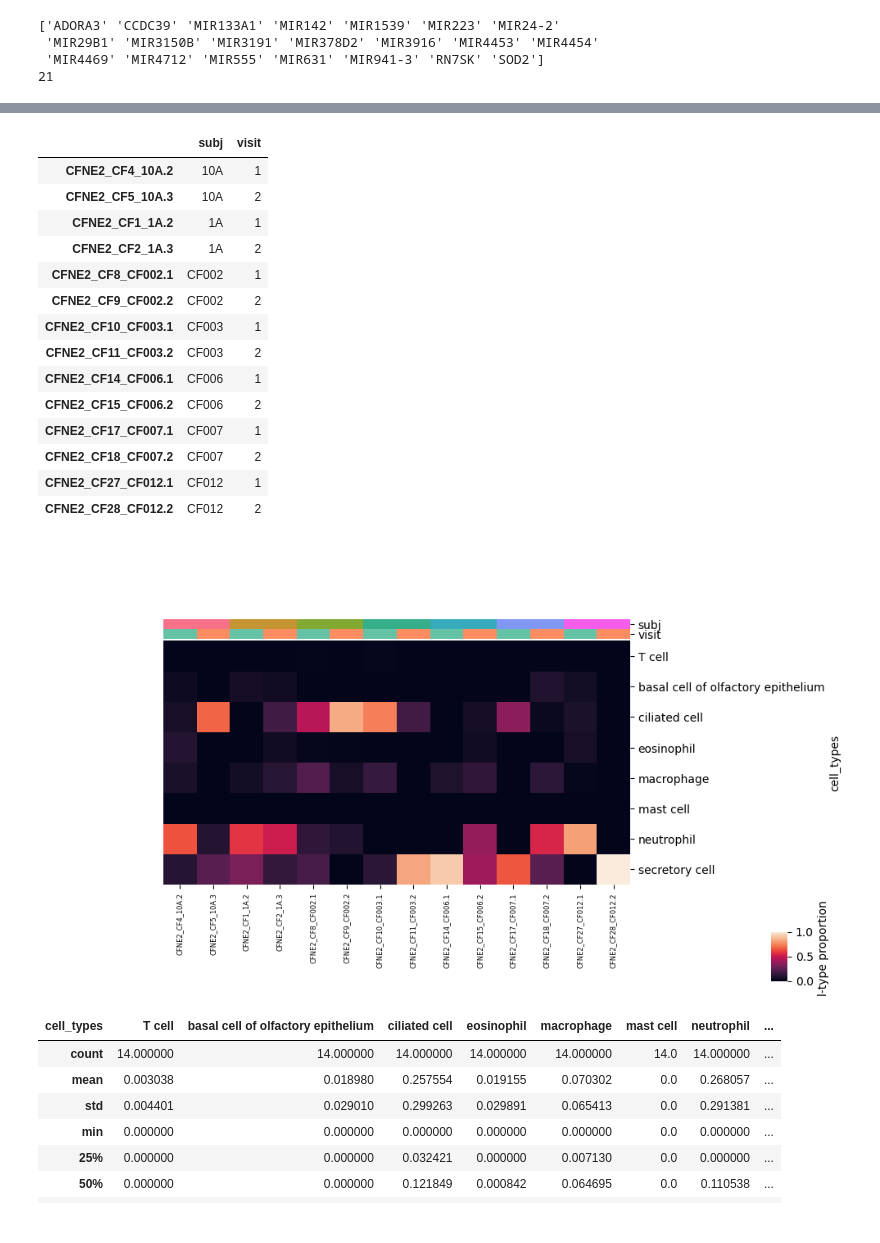
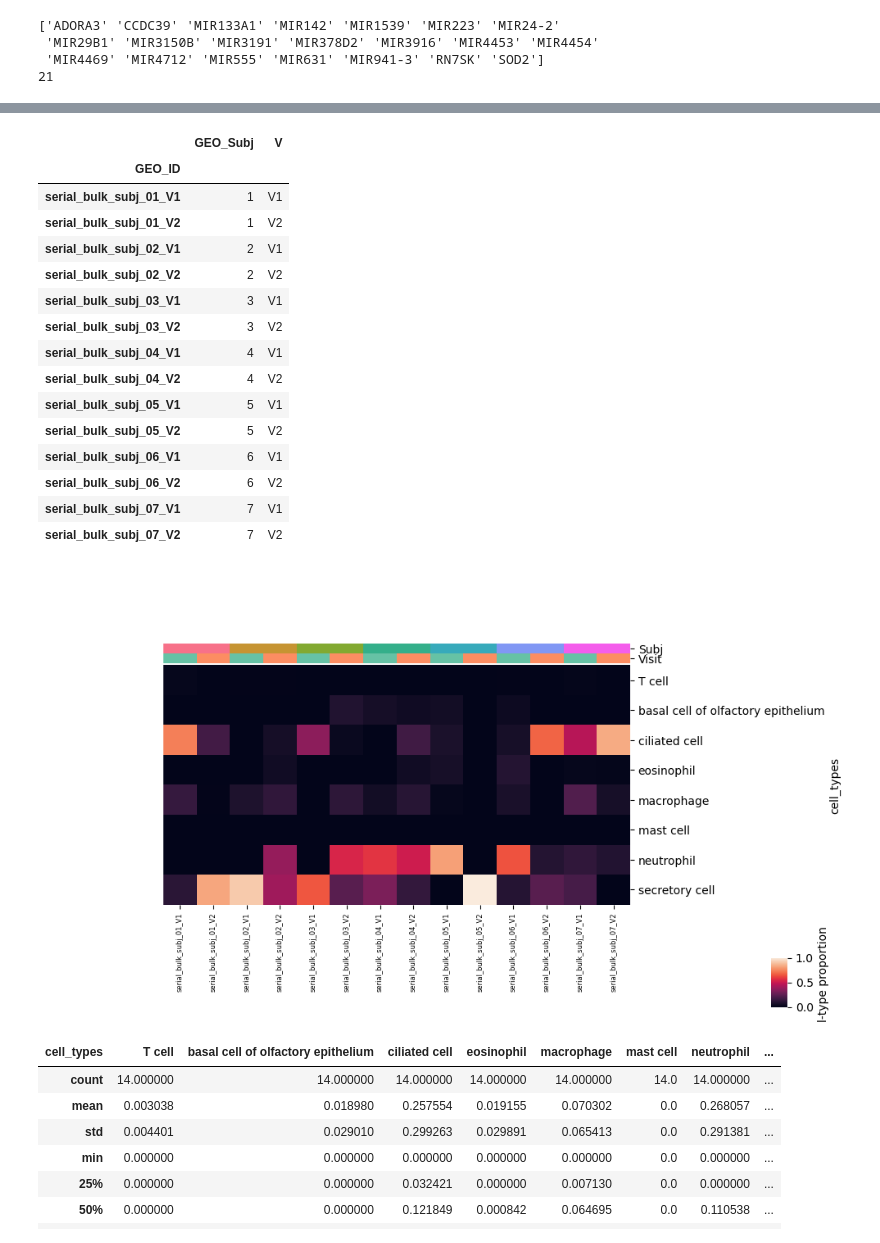
Before and after one commit to tcyb/Cybulski_et_al_2025, a Jupyter notebook: notebooks/08bulk_autogenes.ipynb, the cells around one changed output, grey strips where cells are left out. Cells and saved outputs as stored; diff of their text form; code cells hidden in the pictures.

```diff
--- a/notebooks/08bulk_autogenes.ipynb
+++ b/notebooks/08bulk_autogenes.ipynb
@@ -376,11 +360,10 @@ gene2symbol
  'ENSG00000251977': 'RNU6-991P',
  ...}
 # %%
-SERIAL_DIR = '../../data/12sala_serial'
-serial_fname = f'{SERIAL_DIR}/htseq.all.counts.txt'
+SERIAL_DIR = '/home/trc891/projects/cyb/pubs/Cybulski_et_al_2025/data/serial'
+serial_fname = f'{SERIAL_DIR}/serial_bulk_ctmtx.csv'
 
-serial_ds = pd.read_csv(serial_fname, sep='\t', index_col=0)
-serial_ds.drop(['Chr', 'Start', 'End', 'Length', 'Strand'], axis=1, inplace=True)
+serial_ds = pd.read_csv(serial_fname, index_col=0)
 # %%
 def replace_if_present(x, d=gene2symbol):
     try:
@@ -431,5 +414,7 @@ coef_nnls_serial_bulk.shape
 # %%
-proportions_nnls_serial_bulk = pd.DataFrame(data=coef_nnls_serial_bulk.T, index=centroids_sc_pareto.columns, columns=serial_bulk_hv.obs_names)
+proportions_nnls_serial_bulk = pd.DataFrame(data=coef_nnls_serial_bulk.T,
+                                            index=centroids_sc_pareto.columns,
+                                            columns=serial_bulk_hv.obs_names)
 proportions_nnls_norm_serial_bulk = normalize_proportions(proportions_nnls_serial_bulk.T, copy=True).T
 
 proportions_nnls_norm_serial_bulk = proportions_nnls_norm_serial_bulk.set_index(proportions_nnls_norm_serial_bulk.index)
@@ -511,32 +437,23 @@ proportions_serial_bulk_sel
 # %%
-serial_samples_demo = pd.DataFrame({'subj': [x.split('_')[2].split('.')[0] for x in sel_samples],
-                                    'visit': [x.split('_')[2].split('.')[1] for x in sel_samples]
-                                   },
-                                   index=sel_samples
-                                  )
-
-serial_samples_demo.loc['CFNE2_CF1_1A.2', 'visit'] = '1'
-serial_samples_demo.loc['CFNE2_CF4_10A.2', 'visit'] = '1'
-serial_samples_demo.loc['CFNE2_CF2_1A.3', 'visit'] = '2'
-serial_samples_demo.loc['CFNE2_CF5_10A.3', 'visit'] = '2'
-
+serial_samples_demo = pd.read_csv(f'{SERIAL_DIR}/serial_bulk_samplesheet.csv', index_col=0)
 serial_samples_demo
 # %% [output]
-|  | subj | visit |
-| CFNE2_CF4_10A.2 | 10A | 1 |
-| CFNE2_CF5_10A.3 | 10A | 2 |
-| CFNE2_CF1_1A.2 | 1A | 1 |
-| CFNE2_CF2_1A.3 | 1A | 2 |
-| CFNE2_CF8_CF002.1 | CF002 | 1 |
-| CFNE2_CF9_CF002.2 | CF002 | 2 |
-| CFNE2_CF10_CF003.1 | CF003 | 1 |
-| CFNE2_CF11_CF003.2 | CF003 | 2 |
-| CFNE2_CF14_CF006.1 | CF006 | 1 |
-| CFNE2_CF15_CF006.2 | CF006 | 2 |
-| CFNE2_CF17_CF007.1 | CF007 | 1 |
-| CFNE2_CF18_CF007.2 | CF007 | 2 |
-| CFNE2_CF27_CF012.1 | CF012 | 1 |
-| CFNE2_CF28_CF012.2 | CF012 | 2 |
+|  | GEO_Subj | V |
+| GEO_ID |  |  |
+| serial_bulk_subj_01_V1 | 1 | V1 |
+| serial_bulk_subj_01_V2 | 1 | V2 |
+| serial_bulk_subj_02_V1 | 2 | V1 |
+| serial_bulk_subj_02_V2 | 2 | V2 |
+| serial_bulk_subj_03_V1 | 3 | V1 |
+| serial_bulk_subj_03_V2 | 3 | V2 |
+| serial_bulk_subj_04_V1 | 4 | V1 |
+| serial_bulk_subj_04_V2 | 4 | V2 |
+| serial_bulk_subj_05_V1 | 5 | V1 |
+| serial_bulk_subj_05_V2 | 5 | V2 |
+| serial_bulk_subj_06_V1 | 6 | V1 |
+| serial_bulk_subj_06_V2 | 6 | V2 |
+| serial_bulk_subj_07_V1 | 7 | V1 |
+| serial_bulk_subj_07_V2 | 7 | V2 |
 # %%
 def assign_colors_to_series(s, cmap='Set2'):
     labels = s.unique()
@@ -544,44 +461,45 @@ def assign_colors_to_series(s, cmap='Set2'):
     color_map = dict(zip(labels, color_vals))
     return [color_map[l] for l in s]
 # %%
-serial_colors = pd.DataFrame({'subj': assign_colors_to_series(serial_samples_demo['subj'], cmap='husl'),
-                              'visit': assign_colors_to_series(serial_samples_demo['visit'], cmap='Set2')
+serial_colors = pd.DataFrame({'Subj': assign_colors_to_series(serial_samples_demo['GEO_Subj'], cmap='husl'),
+                              'Visit': assign_colors_to_series(serial_samples_demo['V'], cmap='Set2')
                              },
                              index=serial_samples_demo.index
                             )
 # %%
 ax = sns.clustermap(
-    proportions_serial_bulk_sel,
+    proportions_serial_bulk,
     col_cluster=False,
     row_cluster=False,
     col_colors=serial_colors,
-    xticklabels=proportions_serial_bulk_sel.columns,
+    xticklabels=proportions_serial_bulk.columns,
     #xticklabels=False,
     figsize=(10, 6),
     cbar_pos=(0.9, 0.1, 0.02, 0.1),
     cbar_kws={'label': 'cell-type proportion'}
 )
 
 ax.ax_heatmap.tick_params(axis="x", rotation=90, labelsize=6)
 
 #ax.ax_col_dendrogram.legend(
 #    [mpl.patches.Patch(color=x) for x in genotype_to_color.values()],
 #    ["HV", "CF"],
 #    bbox_to_anchor=(1.35, 0.6),
 #    frameon=False,
 #    title="Condition"
 #)
 
 #ax.ax_col_colors.legend(
 #    [mpl.patches.Patch(color=x) for x in hemt_to_color.values()],
 #    ['Y', 'N', 'HV'],
 #    bbox_to_anchor= (1.5, 3),
 #    frameon=False,
 #    title="HEMT"
 #)
 
-plt.savefig('/home/trc891/projects/cyb/2022-CFnose/data/10paper_figures/fig2/fig3c.png')
+plt.savefig('/home/trc891/projects/cyb/pubs/Cybulski_et_al_2025/data/figs/serial/serial_bulk_fig3c.png')
+plt.savefig('/home/trc891/projects/cyb/pubs/Cybulski_et_al_2025/data/figs/serial/serial_bulk_fig3c.svg')
 plt.show()
 # %% [output]
-[figure, old version]
+[figure, new version]
 # %%
```
Also changed, not shown: parts of 43 cells of this notebook.
